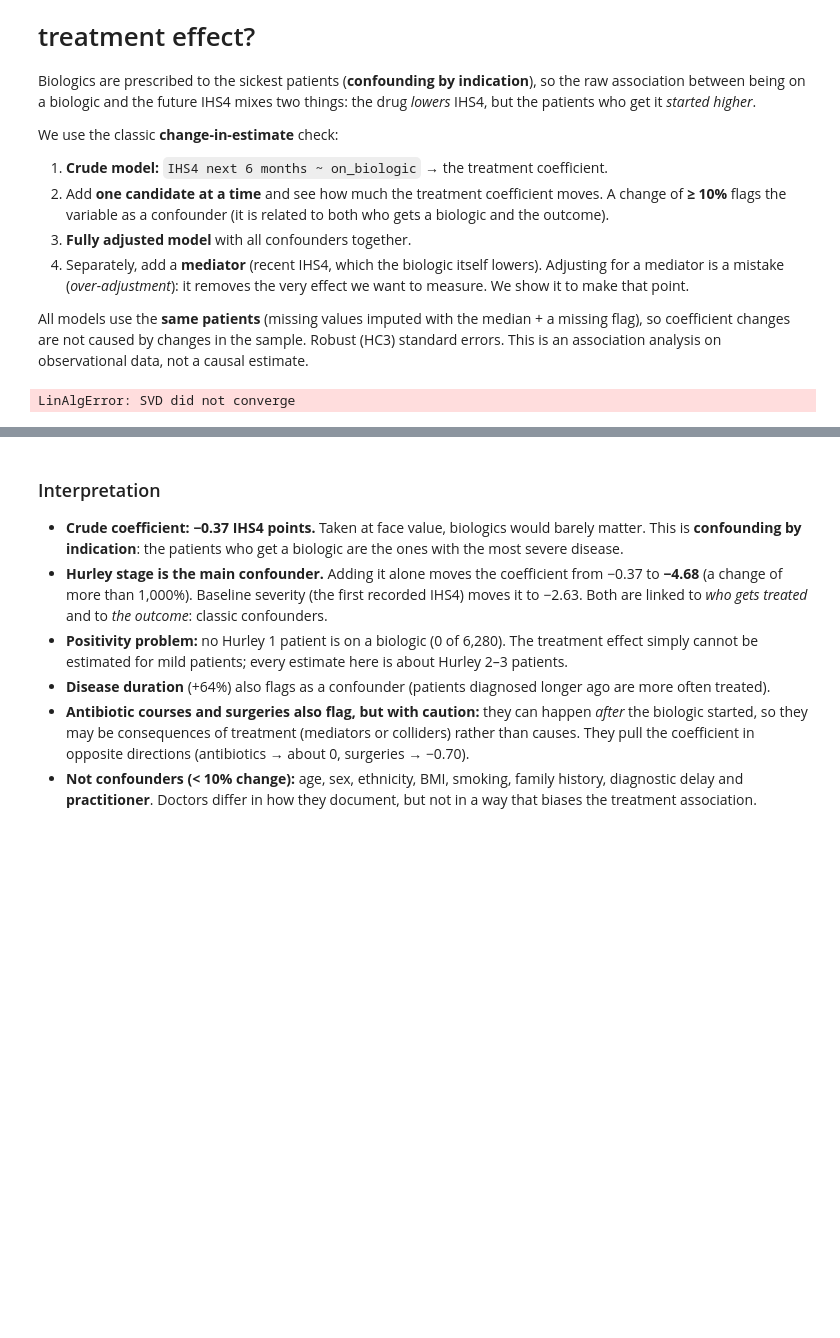
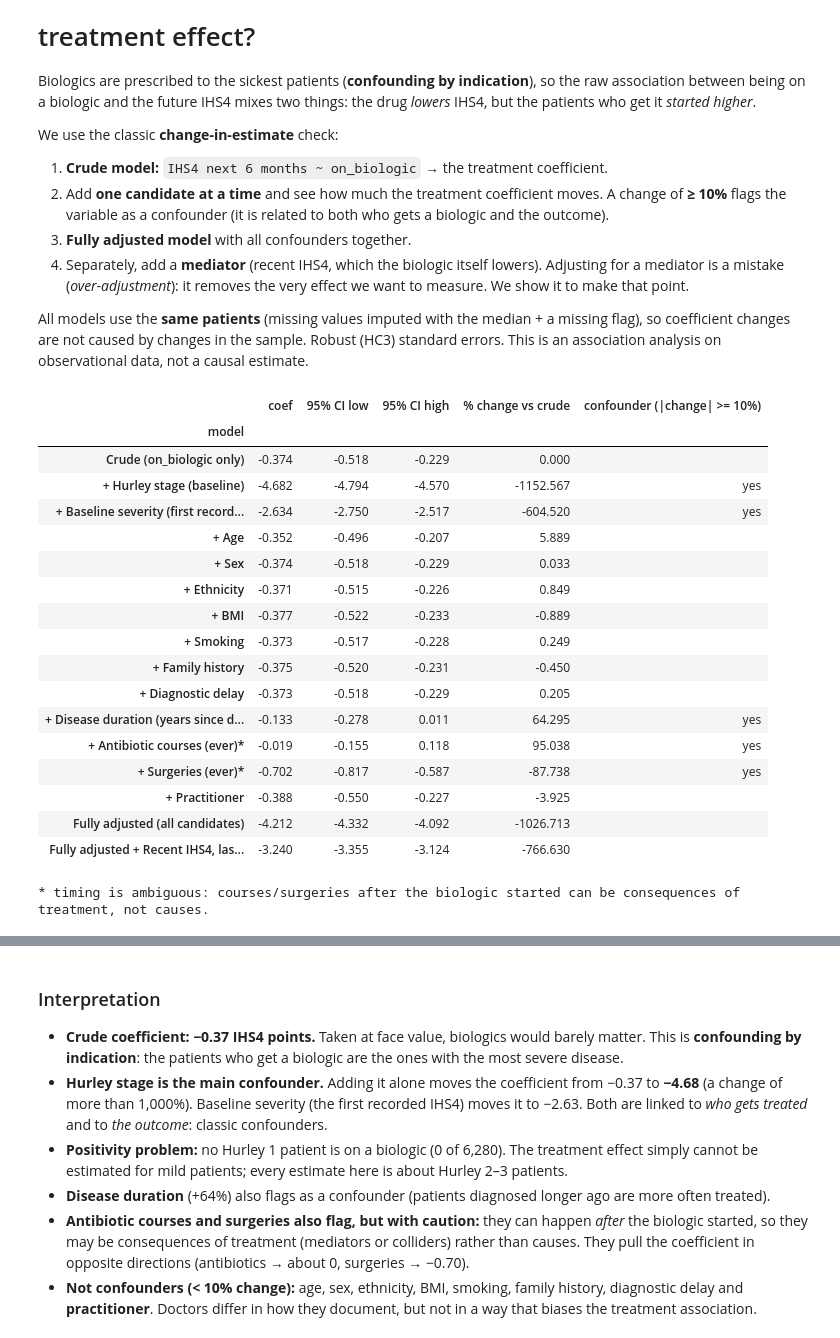
Before and after one commit to MariaPau03/Flare_pred_repo, a Jupyter notebook: submission/almirall_FlarePred.ipynb, the cells around one changed output, grey strips where cells are left out. Saved outputs shown, nothing was run; the diff lists cells and outputs as text; code cells hidden in the pictures; blank space fills up the shorter version.

```diff
--- a/submission/almirall_FlarePred.ipynb
+++ b/submission/almirall_FlarePred.ipynb
@@ -1266,20 +1281,9 @@ import matplotlib.pyplot as plt
 import pandas as pd
 import numpy as np
 
-# 1. Recreamos el DataFrame de la imagen (o puedes usar tu objeto 'summary' directamente)
-# summary = tu_dataframe_summary.copy()
-
-# En caso de que quieras correrlo independientemente con las variables exactas de la imagen:
-data = {
-    'variable': [
-        'age_2025', 'bmi_at_baseline', 'hurley_stage_baseline',
-        'years_since_diagnosis', 'diagnostic_delay_years', 'ihs4_pre_bio_mean',
-        'n_prev_bio_lines', 'n_abx_before_bio', 'n_surg_before_bio',
-        'early_response_ratio', 'flares_per_year_on_bio'
-    ],
-    'difference': [-1.83, -0.55, -0.28, -0.33, -0.68, -1.02, -0.26, -0.88, -0.47, -0.27, -0.50]
-}
-df_diff = pd.DataFrame(data).set_index('variable')
+# 1. Usamos la tabla `summary` de la celda anterior.
+# (No la guardamos en `data`: ese nombre es la tabla de train que usan todas las validaciones cruzadas siguientes.)
+df_diff = summary[["difference"]]
 
 # 2. Ordenar las variables de menor a mayor diferencia para un gráfico limpio
 df_plot = df_diff.sort_values(by="difference", ascending=True)
@@ -1439,6 +1460,8 @@ All models use the **same patients** (missing values imputed with the median + a
 # %%
 # %% C.1 Treatment coefficient: crude, one confounder at a time, fully adjusted, + mediator
 import statsmodels.formula.api as smf
+from patsy import dmatrices
+from scipy.stats import norm
 
 cf = X_train[[TARGET, "on_biologic", "hurley_stage_baseline", "ihs4_first", "age_2025", "sex", "ethnicity",
               "bmi_at_baseline", "smoking_status", "family_history_hs", "diagnostic_delay_years",
@@ -1463,37 +1486,74 @@ CANDIDATES = {
     "Disease duration (years since diagnosis)": "years_since_diagnosis",
     "Antibiotic courses (ever)*": "n_abx_total",
     "Surgeries (ever)*": "n_surgeries",
     "Practitioner": "C(practitioner_id)",
 }
 MEDIATOR = ("Recent IHS4, last 6 months (MEDIATOR)", "ihs4_mean_6m + ihs4_mean_6m_missing")
 
 def treatment_coef(rhs):
-    fit = smf.ols(f"y ~ on_biologic{' + ' + rhs if rhs else ''}", data=cf).fit(cov_type="HC3")
-    lo, hi = fit.conf_int().loc["on_biologic"]
-    return fit.params["on_biologic"], lo, hi
+    formula = f"y ~ on_biologic{' + ' + rhs if rhs else ''}"
+    if "C(practitioner_id)" not in formula:
+        fit = smf.ols(formula, data=cf).fit(cov_type="HC3")
+        lo, hi = fit.conf_int().loc["on_biologic"]
+        return fit.params["on_biologic"], lo, hi
+    # ~2,100 practitioner dummies make statsmodels' SVD very slow and unstable ("SVD did not converge").
+    # Absorb them instead: demeaning within practitioner gives the same coefficient (Frisch-Waugh-Lovell),
+    # and the HC3 sandwich is computed by hand with each practitioner's 1/n added back to the leverage.
+    y_, X_ = dmatrices(formula.replace(" + C(practitioner_id)", ""), data=cf, return_type="dataframe")
+    g = cf.loc[X_.index, "practitioner_id"]
+    yd = (y_.iloc[:, 0] - y_.iloc[:, 0].groupby(g).transform("mean")).values
+    Xd = (X_ - X_.groupby(g).transform("mean")).drop(columns="Intercept")
+    Xd = Xd.loc[:, Xd.abs().max() > 1e-10]     # drop columns that are constant within every practitioner
+    j = Xd.columns.get_loc("on_biologic"); Xd = Xd.values
+    XtX_inv = np.linalg.pinv(Xd.T @ Xd)
+    beta = XtX_inv @ Xd.T @ yd
+    e = yd - Xd @ beta
+    h = np.einsum("ij,jk,ik->i", Xd, XtX_inv, Xd) + 1 / g.map(g.value_counts()).values
+    w = np.where(h < 1 - 1e-8, e ** 2 / (1 - h) ** 2, 0.0)   # single-patient practitioners carry no information
+    se = np.sqrt((XtX_inv @ (Xd.T * w) @ Xd @ XtX_inv)[j, j])
+    z = norm.ppf(0.975)
+    return beta[j], beta[j] - z * se, beta[j] + z * se
 
 crude, crude_lo, crude_hi = treatment_coef("")
 rows = [{"model": "Crude (on_biologic only)", "coef": crude, "95% CI low": crude_lo, "95% CI high": crude_hi,
          "% change vs crude": 0.0}]
 for name, rhs in CANDIDATES.items():
     b, lo, hi = treatment_coef(rhs)
     rows.append({"model": f"+ {name}", "coef": b, "95% CI low": lo, "95% CI high": hi,
                  "% change vs crude": 100 * (b - crude) / abs(crude)})
 full_rhs = " + ".join(CANDIDATES.values())
 b, lo, hi = treatment_coef(full_rhs)
 rows.append({"model": "Fully adjusted (all candidates)", "coef": b, "95% CI low": lo, "95% CI high": hi,
              "% change vs crude": 100 * (b - crude) / abs(crude)})
 b, lo, hi = treatment_coef(full_rhs + " + " + MEDIATOR[1])
 rows.append({"model": f"Fully adjusted + {MEDIATOR[0]}", "coef": b, "95% CI low": lo, "95% CI high": hi,
              "% change vs crude": 100 * (b - crude) / abs(crude)})
 
 conf_tab = pd.DataFrame(rows).set_index("model")
 conf_tab["confounder (|change| >= 10%)"] = np.where(
     conf_tab.index.str.startswith("+ ") & (conf_tab["% change vs crude"].abs() >= 10), "yes", "")
 display(conf_tab.round(3))
 print("* timing is ambiguous: courses/surgeries after the biologic started can be consequences of treatment, not causes.")
 # %% [output]
+|  | coef | 95% CI low | 95% CI high | % change vs crude | confounder (|change| >= 10%) |
+| model |  |  |  |  |  |
+| Crude (on_biologic only) | -0.374 | -0.518 | -0.229 | 0.000 |  |
+| + Hurley stage (baseline) | -4.682 | -4.794 | -4.570 | -1152.567 | yes |
+| + Baseline severity (first record... | -2.634 | -2.750 | -2.517 | -604.520 | yes |
+| + Age | -0.352 | -0.496 | -0.207 | 5.889 |  |
+| + Sex | -0.374 | -0.518 | -0.229 | 0.033 |  |
+| + Ethnicity | -0.371 | -0.515 | -0.226 | 0.849 |  |
+| + BMI | -0.377 | -0.522 | -0.233 | -0.889 |  |
+| + Smoking | -0.373 | -0.517 | -0.228 | 0.249 |  |
+| + Family history | -0.375 | -0.520 | -0.231 | -0.450 |  |
+| + Diagnostic delay | -0.373 | -0.518 | -0.229 | 0.205 |  |
+| + Disease duration (years since d... | -0.133 | -0.278 | 0.011 | 64.295 | yes |
+| + Antibiotic courses (ever)* | -0.019 | -0.155 | 0.118 | 95.038 | yes |
+| + Surgeries (ever)* | -0.702 | -0.817 | -0.587 | -87.738 | yes |
+| + Practitioner | -0.388 | -0.550 | -0.227 | -3.925 |  |
+| Fully adjusted (all candidates) | -4.212 | -4.332 | -4.092 | -1026.713 |  |
+| Fully adjusted + Recent IHS4, las... | -3.240 | -3.355 | -3.124 | -766.630 |  |
-LinAlgError: SVD did not converge
+* timing is ambiguous: courses/surgeries after the biologic started can be consequences of treatment, not causes.
 # %%
 # %% C.2 Forest plot of the treatment coefficient
 fig, ax = plt.subplots(figsize=(9, 6))
```
Also changed, not shown: parts of 87 cells of this notebook, 2 other files.
